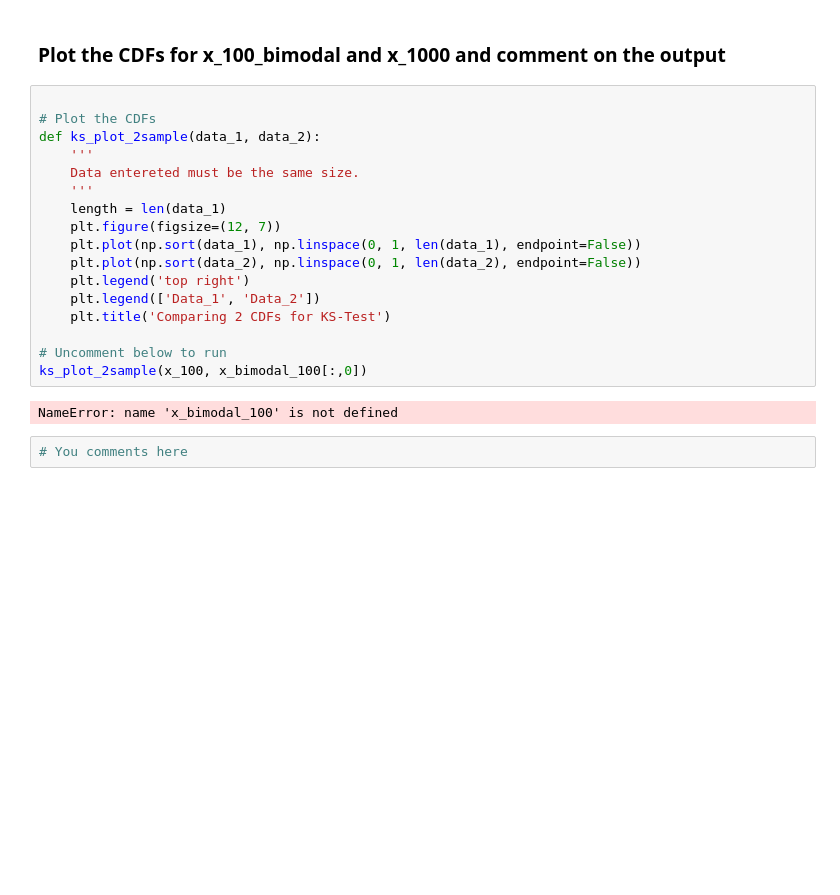
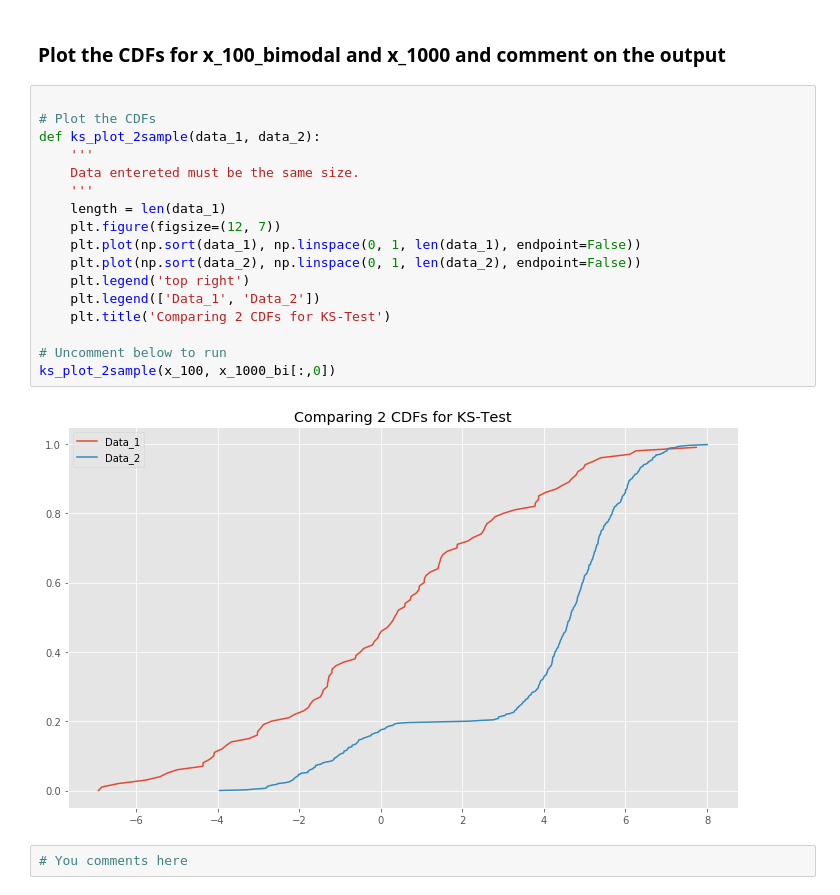
Before and after one commit to ZMBailey/dsc-2-23-04-kolmogorov-smirnov-test-lab-seattle-ds-career-040119, a Jupyter notebook: index.ipynb, the cells around one changed output. Saved outputs shown, nothing was run; the diff lists cells and outputs as text; blank space fills up the shorter version.

```diff
--- a/index.ipynb
+++ b/index.ipynb
@@ -169,22 +169,22 @@ plt.hist(x_1000_bi);
 # %%
 
 # Plot the CDFs
 def ks_plot_2sample(data_1, data_2):
     '''
     Data entereted must be the same size.
     '''
     length = len(data_1)
     plt.figure(figsize=(12, 7))
     plt.plot(np.sort(data_1), np.linspace(0, 1, len(data_1), endpoint=False))
     plt.plot(np.sort(data_2), np.linspace(0, 1, len(data_2), endpoint=False))
     plt.legend('top right')
     plt.legend(['Data_1', 'Data_2'])
     plt.title('Comparing 2 CDFs for KS-Test')
 
 # Uncomment below to run
-ks_plot_2sample(x_100, x_bimodal_100[:,0])
+ks_plot_2sample(x_100, x_1000_bi[:,0])
 # %% [output]
-NameError: name 'x_bimodal_100' is not defined
+[figure, added]
 # %%
 # You comments here
 # %% [markdown]
```
